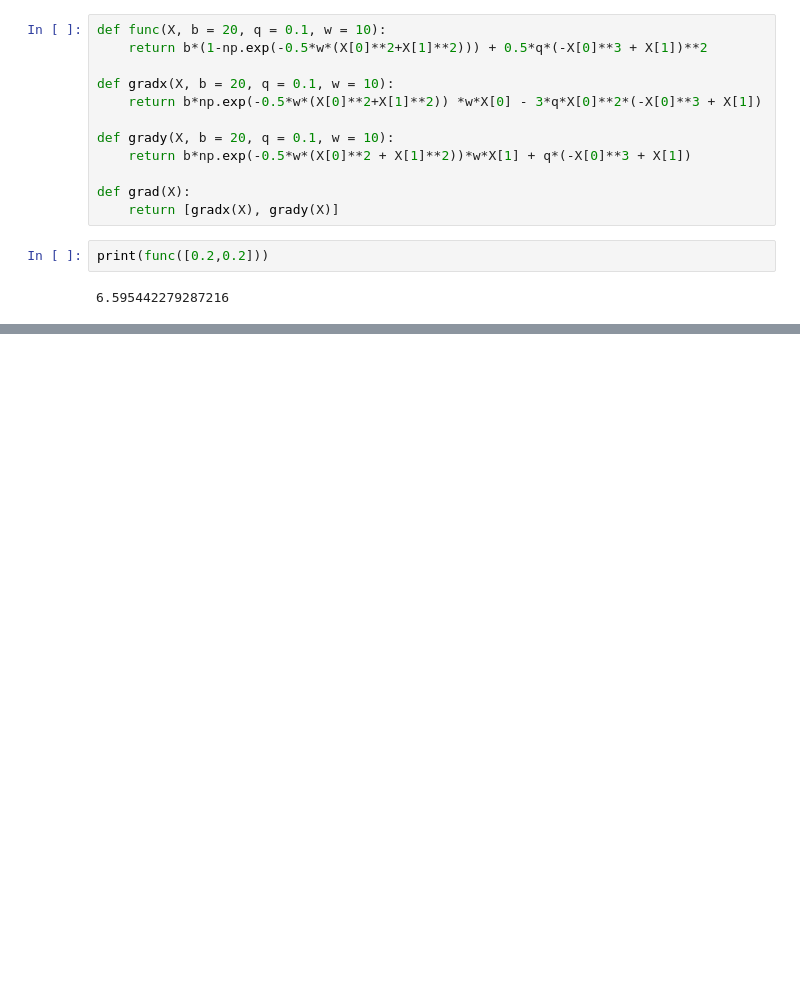
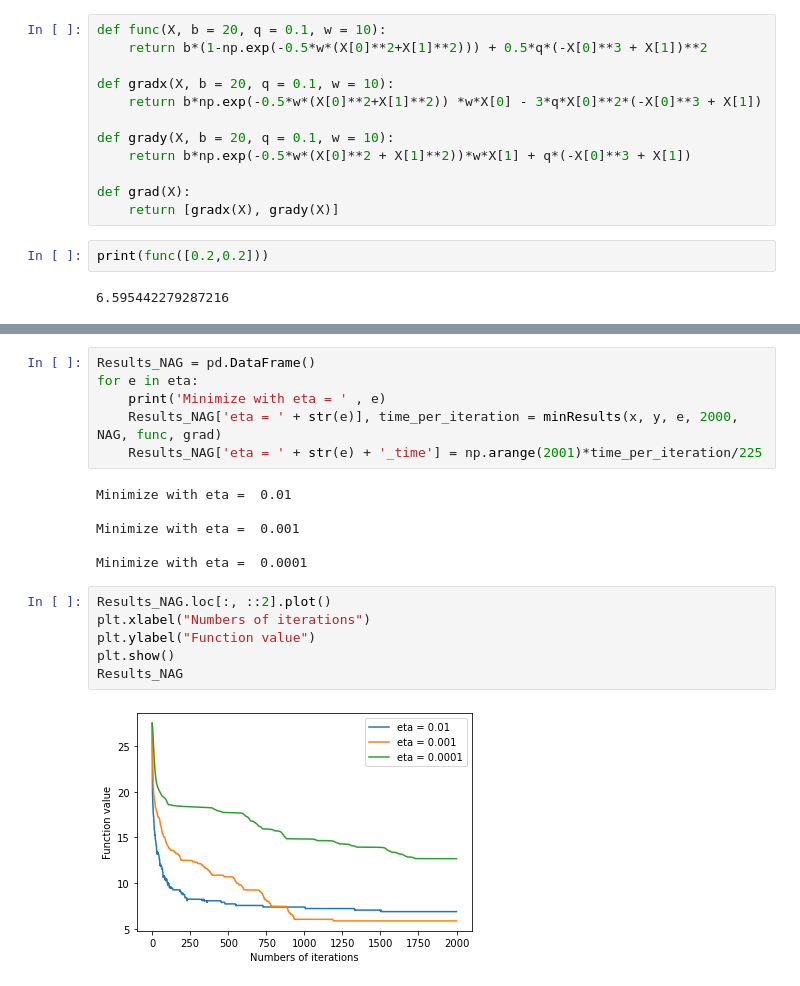
Before and after one commit to LorenzoBuriola/LoCP_moduleB, a Jupyter notebook: Ex_week01.ipynb, the cells around one changed output, grey strips where cells are left out. Saved outputs shown, nothing was run; the diff lists cells and outputs as text; blank space fills up the shorter version.

```diff
--- a/Ex_week01.ipynb
+++ b/Ex_week01.ipynb
@@ -259,0 +229,20 @@ Minimize with eta = 0.01
+# %%
+Results_NAG = pd.DataFrame()
+for e in eta:
+    print('Minimize with eta = ' , e)
+    Results_NAG['eta = ' + str(e)], time_per_iteration = minResults(x, y, e, 2000, NAG, func, grad)
+    Results_NAG['eta = ' + str(e) + '_time'] = np.arange(2001)*time_per_iteration/225
+# %% [output]
+Minimize with eta =  0.01
+
+Minimize with eta =  0.001
+
+Minimize with eta =  0.0001
+# %%
+Results_NAG.loc[:, ::2].plot()
+plt.xlabel("Numbers of iterations")
+plt.ylabel("Function value")
+plt.show()
+Results_NAG
+# %% [output]
+[figure, added]
```
Also changed, not shown: parts of 39 cells of this notebook.
